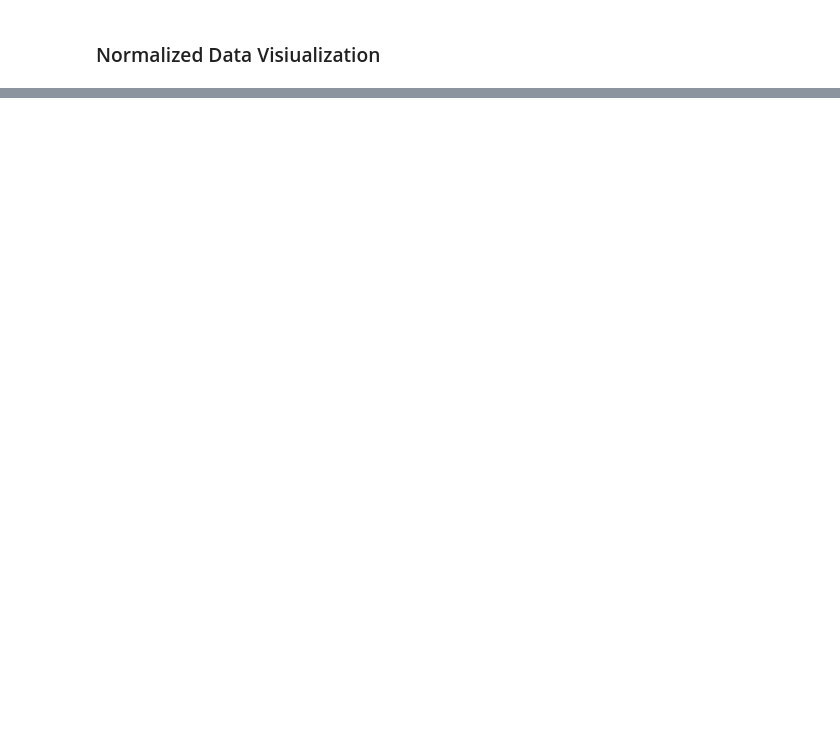
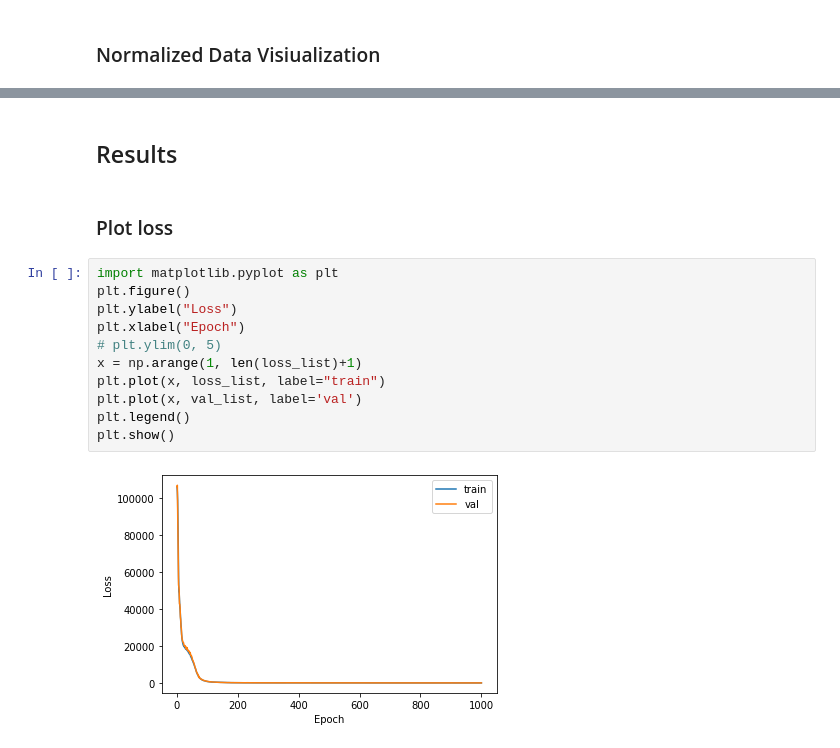
Before and after one commit to KJ-black/Machine-Learning-on-Material-Informatics, a Jupyter notebook: projectile_motion.ipynb, the cells around one changed output, grey strips where cells are left out. Saved outputs shown, nothing was run; the diff lists cells and outputs as text; blank space fills up the shorter version.

```diff
--- a/projectile_motion.ipynb
+++ b/projectile_motion.ipynb
@@ -91,0 +204,17 @@ array([[<matplotlib.axes._subplots.AxesSubplot object at 0x...>,
+# %% [markdown]
+## Results
+# %% [markdown]
+### Plot loss
+# %%
+import matplotlib.pyplot as plt
+plt.figure()
+plt.ylabel("Loss")
+plt.xlabel("Epoch")
+# plt.ylim(0, 5)
+x = np.arange(1, len(loss_list)+1)
+plt.plot(x, loss_list, label="train")
+plt.plot(x, val_list, label='val')
+plt.legend()
+plt.show()
+# %% [output]
+[figure, added]
```
Also changed, not shown: parts of 10 cells of this notebook.
